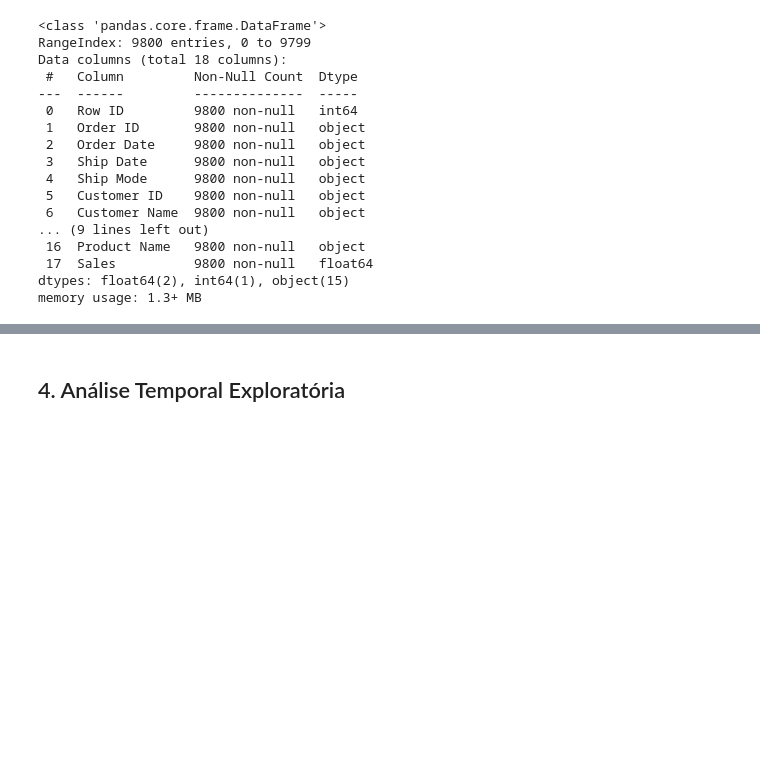
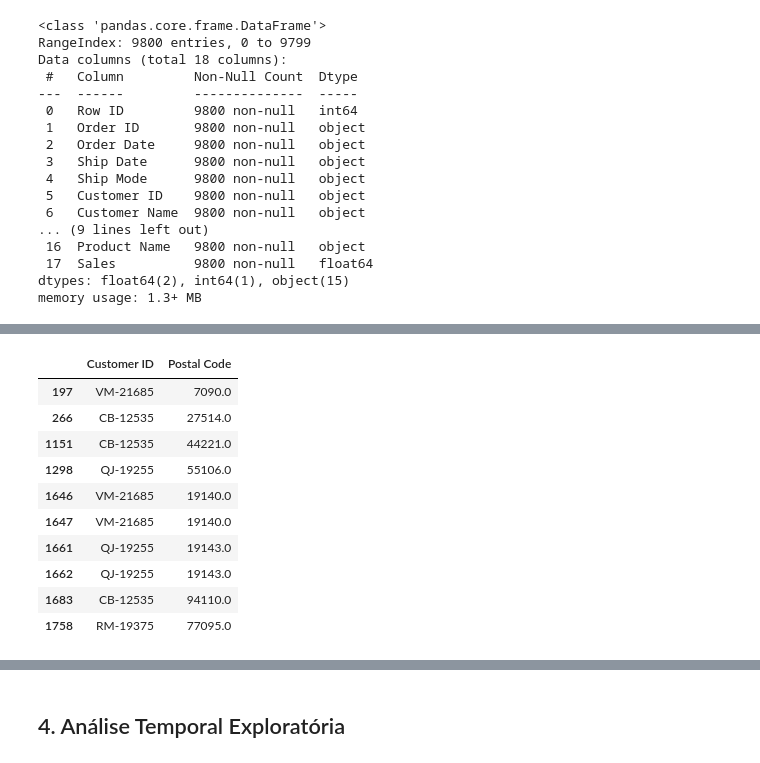
Before and after one commit to benzerinsio/SalesPatterns-EDA, a Jupyter notebook: EDA-SalesPattern.ipynb, the cells around one changed output, grey strips where cells are left out. Cells and saved outputs as stored; diff of their text form; code cells hidden in the pictures; blank space fills up the shorter version.

```diff
--- a/EDA-SalesPattern.ipynb
+++ b/EDA-SalesPattern.ipynb
@@ -82,0 +151,22 @@ df.describe()
+# %%
+# Identifying Customer IDs with Null 'Postal Code'
+null_customer_ids = df[df['Postal Code'] \
+.isna()]['Customer ID'].unique()  # Get unique Customer IDs with null Postal Code
+
+# Checking Other Records for These Customer IDs
+df[df['Customer ID']. \
+isin(null_customer_ids)] \
+[['Customer ID','Postal Code']] \
+.head(10)  # Filter all rows matching these Customer IDs and showing only the relevant information
+# %% [output]
+|  | Customer ID | Postal Code |
+| 197 | VM-21685 | 7090.0 |
+| 266 | CB-12535 | 27514.0 |
+| 1151 | CB-12535 | 44221.0 |
+| 1298 | QJ-19255 | 55106.0 |
+| 1646 | VM-21685 | 19140.0 |
+| 1647 | VM-21685 | 19140.0 |
+| 1661 | QJ-19255 | 19143.0 |
+| 1662 | QJ-19255 | 19143.0 |
+| 1683 | CB-12535 | 94110.0 |
+| 1758 | RM-19375 | 77095.0 |
```
Also changed, not shown: parts of 25 cells of this notebook.
